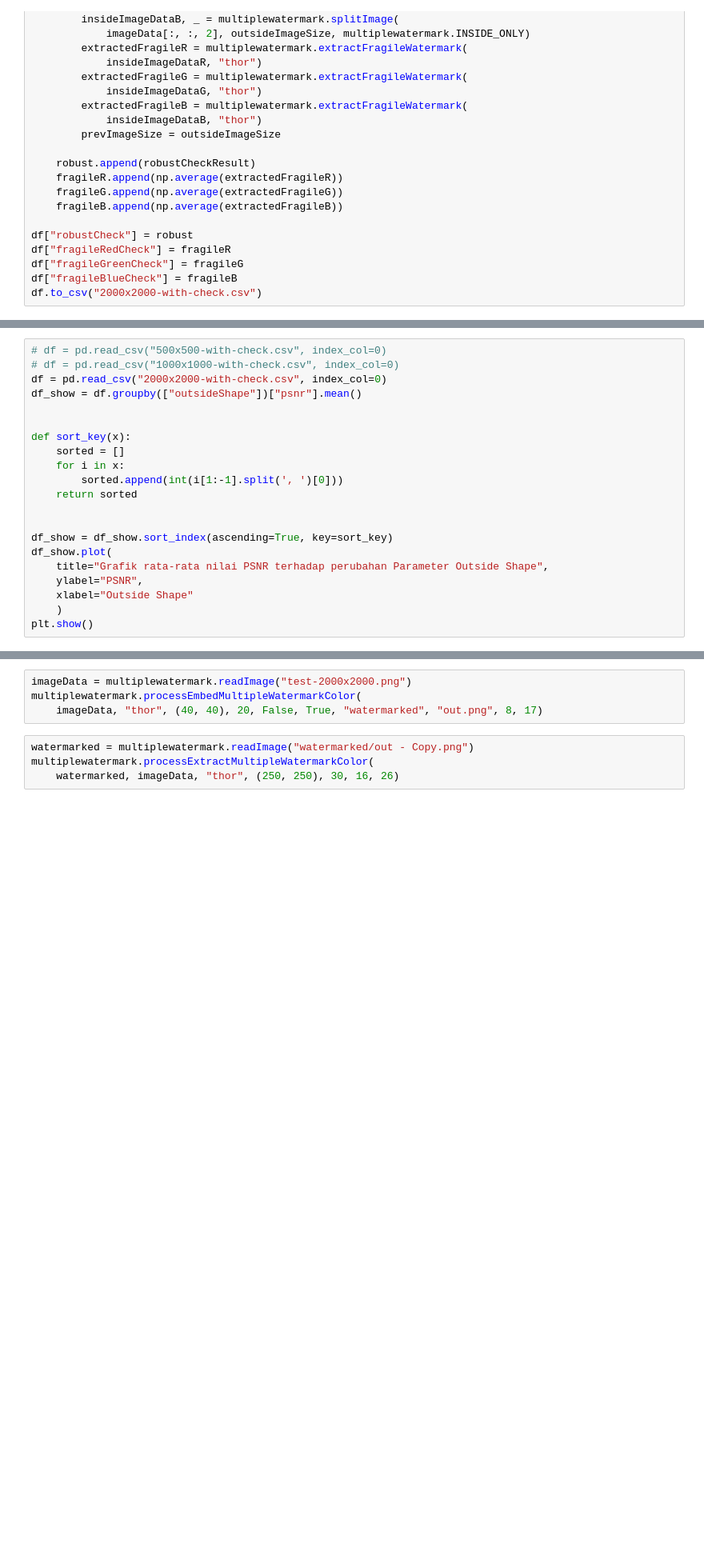
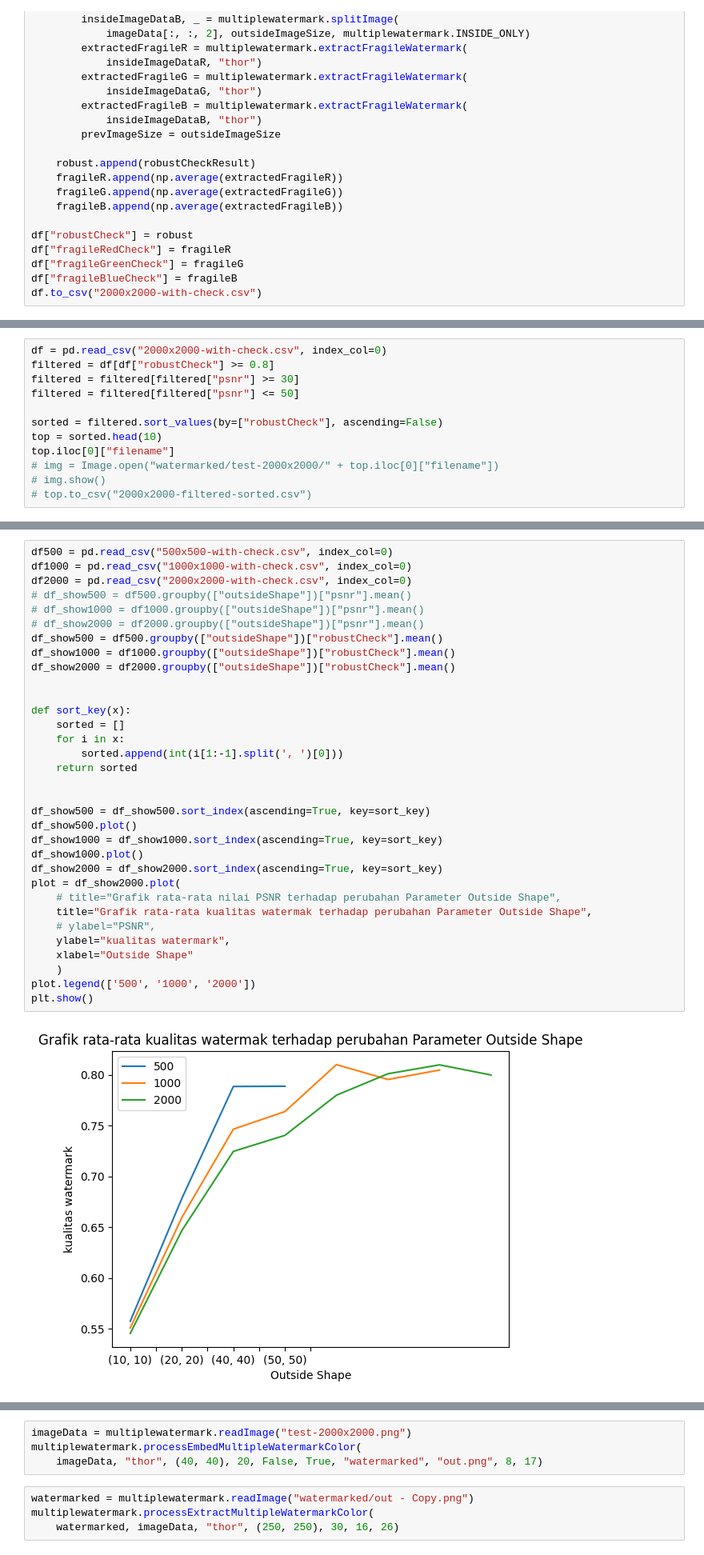
Before and after one commit to Emuajiz/tugas-akhir, a Jupyter notebook: main.ipynb, the cells around one changed output, grey strips where cells are left out. Shown: that part at 80% size. Saved outputs shown, nothing was run; the diff lists cells and outputs as text; blank space fills up the shorter version.

```diff
--- a/main.ipynb
+++ b/main.ipynb
@@ -462,0 +588,12 @@ df.to_csv("2000x2000-with-check.csv")
+# %%
+df = pd.read_csv("2000x2000-with-check.csv", index_col=0)
+filtered = df[df["robustCheck"] >= 0.8]
+filtered = filtered[filtered["psnr"] >= 30]
+filtered = filtered[filtered["psnr"] <= 50]
+
+sorted = filtered.sort_values(by=["robustCheck"], ascending=False)
+top = sorted.head(10)
+top.iloc[0]["filename"]
+# img = Image.open("watermarked/test-2000x2000/" + top.iloc[0]["filename"])
+# img.show()
+# top.to_csv("2000x2000-filtered-sorted.csv")
@@ -463,22 +604,36 @@ df.to_csv("2000x2000-with-check.csv")
 # %%
-# df = pd.read_csv("500x500-with-check.csv", index_col=0)
-# df = pd.read_csv("1000x1000-with-check.csv", index_col=0)
-df = pd.read_csv("2000x2000-with-check.csv", index_col=0)
-df_show = df.groupby(["outsideShape"])["psnr"].mean()
+df500 = pd.read_csv("500x500-with-check.csv", index_col=0)
+df1000 = pd.read_csv("1000x1000-with-check.csv", index_col=0)
+df2000 = pd.read_csv("2000x2000-with-check.csv", index_col=0)
+# df_show500 = df500.groupby(["outsideShape"])["psnr"].mean()
+# df_show1000 = df1000.groupby(["outsideShape"])["psnr"].mean()
+# df_show2000 = df2000.groupby(["outsideShape"])["psnr"].mean()
+df_show500 = df500.groupby(["outsideShape"])["robustCheck"].mean()
+df_show1000 = df1000.groupby(["outsideShape"])["robustCheck"].mean()
+df_show2000 = df2000.groupby(["outsideShape"])["robustCheck"].mean()
 
 
 def sort_key(x):
     sorted = []
     for i in x:
         sorted.append(int(i[1:-1].split(', ')[0]))
     return sorted
 
 
-df_show = df_show.sort_index(ascending=True, key=sort_key)
-df_show.plot(
-    title="Grafik rata-rata nilai PSNR terhadap perubahan Parameter Outside Shape",
-    ylabel="PSNR",
+df_show500 = df_show500.sort_index(ascending=True, key=sort_key)
+df_show500.plot()
+df_show1000 = df_show1000.sort_index(ascending=True, key=sort_key)
+df_show1000.plot()
+df_show2000 = df_show2000.sort_index(ascending=True, key=sort_key)
+plot = df_show2000.plot(
+    # title="Grafik rata-rata nilai PSNR terhadap perubahan Parameter Outside Shape",
+    title="Grafik rata-rata kualitas watermak terhadap perubahan Parameter Outside Shape",
+    # ylabel="PSNR",
+    ylabel="kualitas watermark",
     xlabel="Outside Shape"
     )
+plot.legend(['500', '1000', '2000'])
 plt.show()
+# %% [output]
+[figure, added]
 # %%
```
Also changed, not shown: parts of 23 cells of this notebook, 8 other files.
